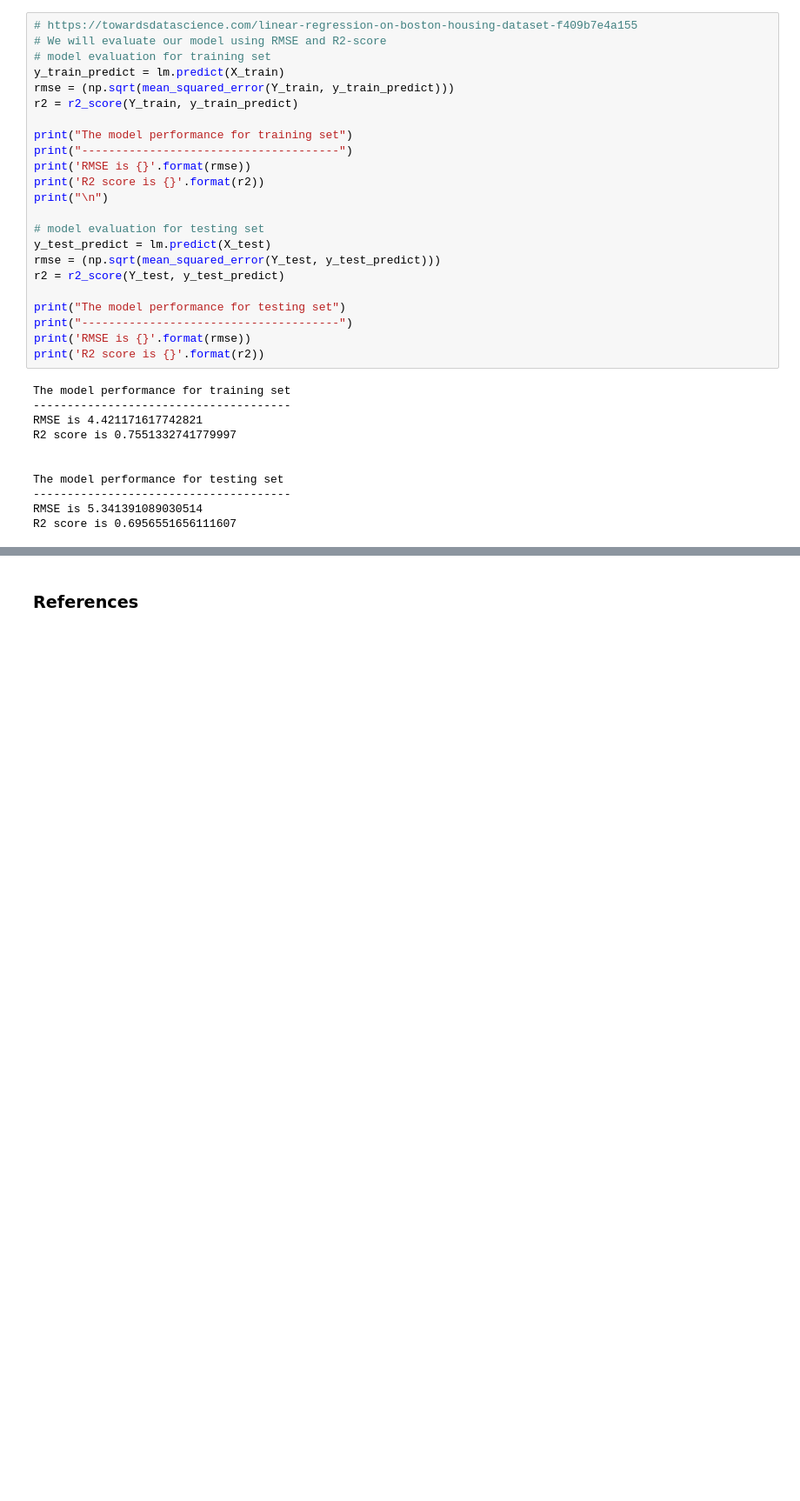
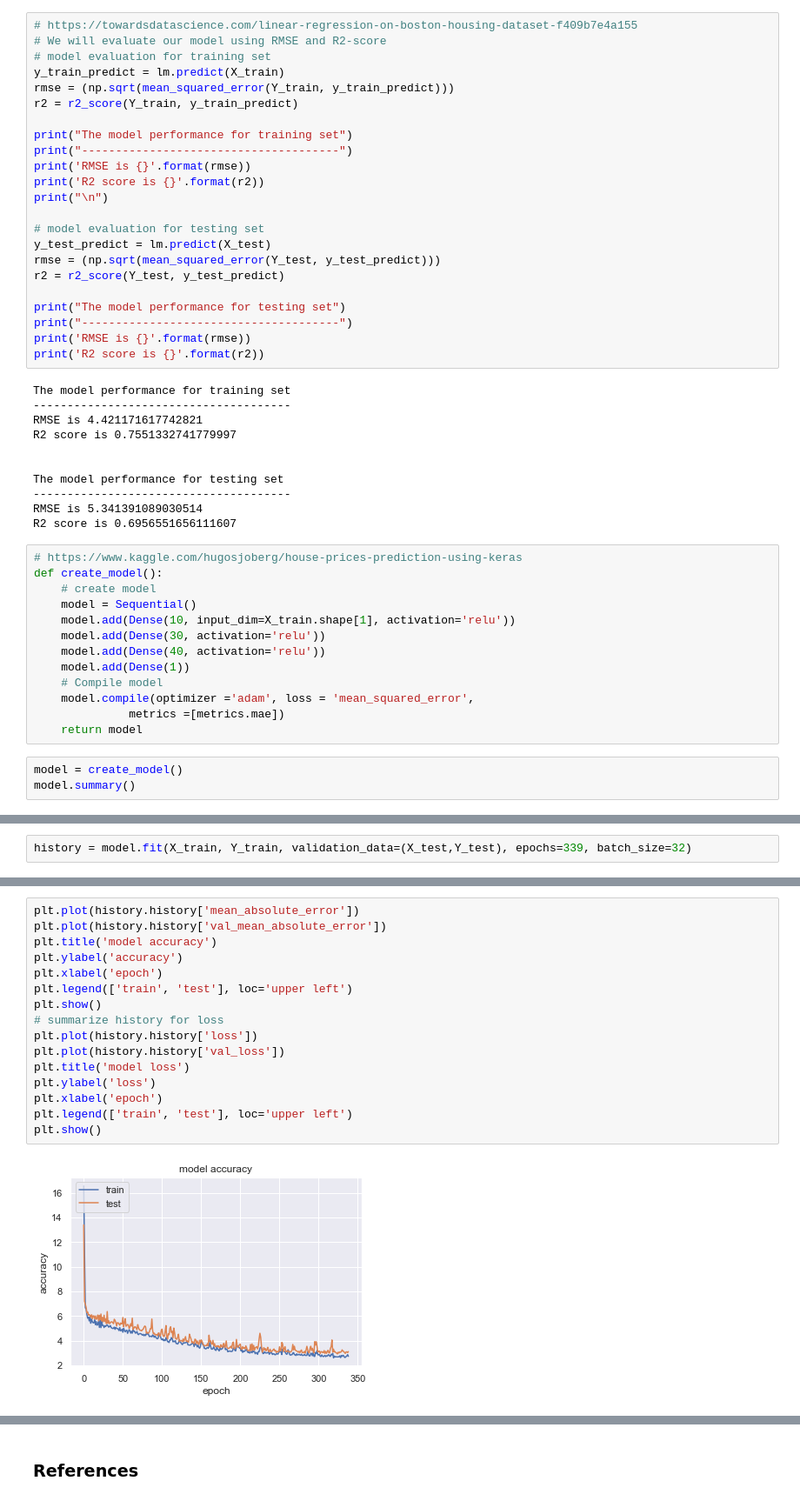
Before and after one commit to JohnADeady/ML-S-Project, a Jupyter notebook: Boston House Prices.ipynb, the cells around one changed output, grey strips where cells are left out. Shown: that part at 87% size. Cells and saved outputs as stored; diff of their text form; blank space fills up the shorter version.

Commit message:
Keras

```diff
--- a/Boston House Prices.ipynb
+++ b/Boston House Prices.ipynb
@@ -344,3 +357,19 @@ The model performance for testing set
 --------------------------------------
 RMSE is 5.341391089030514
 R2 score is 0.6956551656111607
+# %%
+# https://www.kaggle.com/hugosjoberg/house-prices-prediction-using-keras
+def create_model():
+    # create model
+    model = Sequential()
+    model.add(Dense(10, input_dim=X_train.shape[1], activation='relu'))
+    model.add(Dense(30, activation='relu'))
+    model.add(Dense(40, activation='relu'))
+    model.add(Dense(1))
+    # Compile model
+    model.compile(optimizer ='adam', loss = 'mean_squared_error',
+              metrics =[metrics.mae])
+    return model
+# %%
+model = create_model()
+model.summary()
@@ -346,0 +393,2 @@ R2 score is 0.6956551656111607
+# %%
+history = model.fit(X_train, Y_train, validation_data=(X_test,Y_test), epochs=339, batch_size=32)
@@ -346,0 +413,18 @@ R2 score is 0.6956551656111607
+# %%
+plt.plot(history.history['mean_absolute_error'])
+plt.plot(history.history['val_mean_absolute_error'])
+plt.title('model accuracy')
+plt.ylabel('accuracy')
+plt.xlabel('epoch')
+plt.legend(['train', 'test'], loc='upper left')
+plt.show()
+# summarize history for loss
+plt.plot(history.history['loss'])
+plt.plot(history.history['val_loss'])
+plt.title('model loss')
+plt.ylabel('loss')
+plt.xlabel('epoch')
+plt.legend(['train', 'test'], loc='upper left')
+plt.show()
+# %% [output]
+[figure, added]
```
Also changed, not shown: parts of 11 cells of this notebook.
